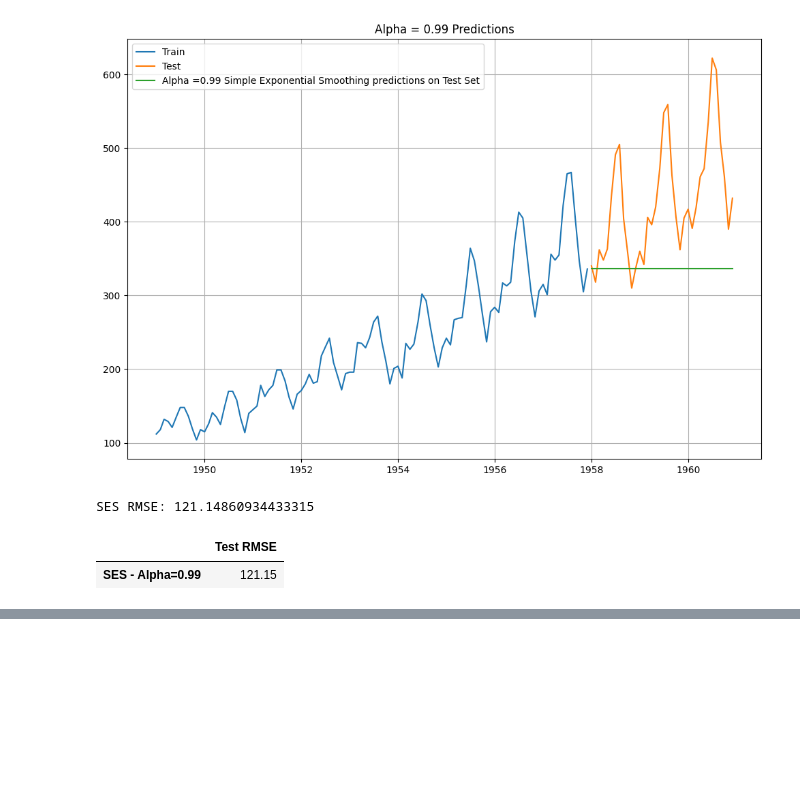
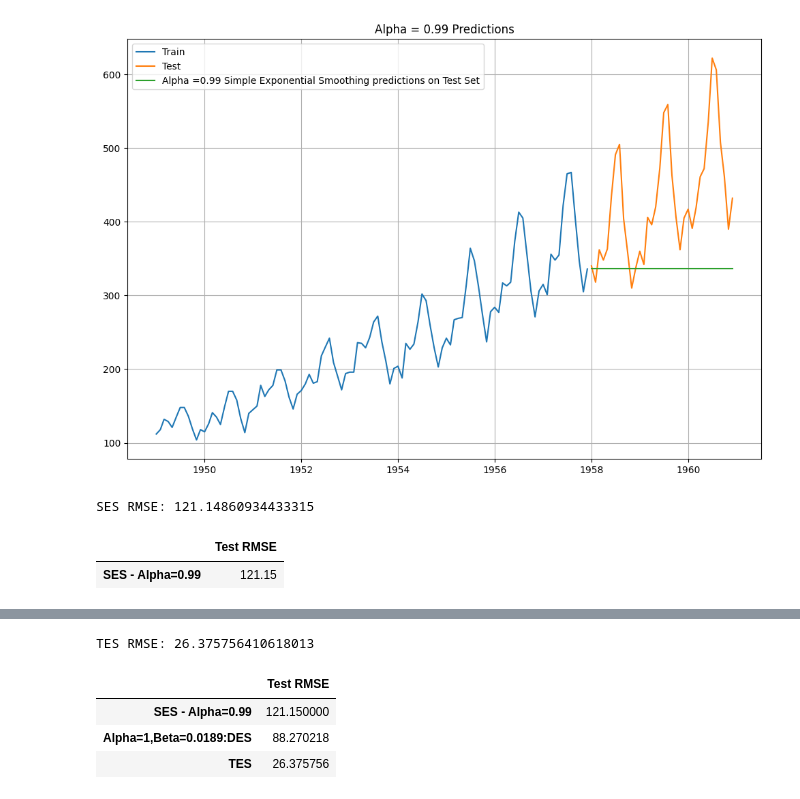
Before and after one commit to the-engrossed/Time_Series_Forecasting, a Jupyter notebook: timeseriesforecasting.ipynb, the cells around one changed output, grey strips where cells are left out. Saved outputs shown, nothing was run; the diff lists cells and outputs as text; code cells hidden in the pictures; blank space fills up the shorter version.

```diff
--- a/timeseriesforecasting.ipynb
+++ b/timeseriesforecasting.ipynb
@@ -188,0 +303,15 @@ resultsDf
+# %%
+print('TES RMSE:',mean_squared_error(test.values,TES_predict.values,squared=False))
+# %% [output]
+TES RMSE: 26.375756410618013
+# %%
+resultsDf_temp = pd.DataFrame({'Test RMSE': [mean_squared_error(test.values,TES_predict.values,squared=False)]}
+                           ,index=['TES'])
+
+resultsDf = pd.concat([resultsDf, resultsDf_temp])
+resultsDf
+# %% [output]
+|  | Test RMSE |
+| SES - Alpha=0.99 | 121.150000 |
+| Alpha=1,Beta=0.0189:DES | 88.270218 |
+| TES | 26.375756 |
```
Also changed, not shown: parts of 12 cells of this notebook.
